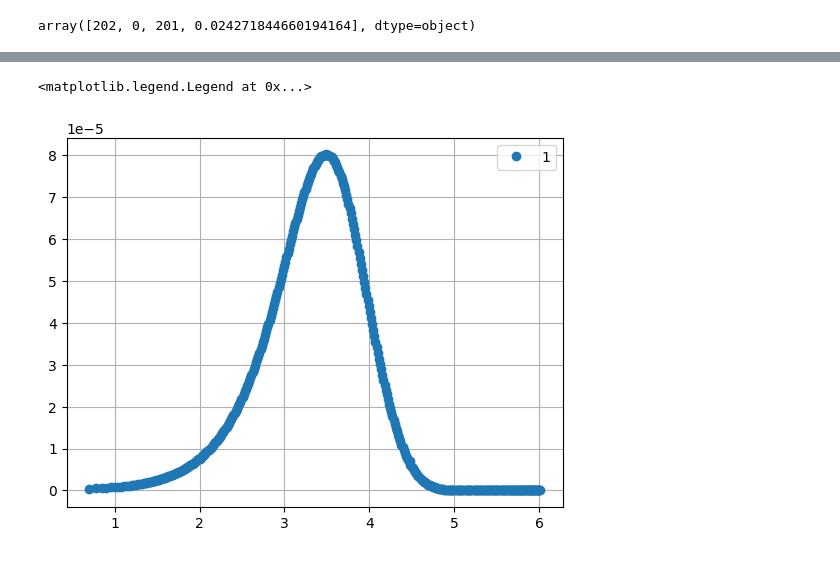
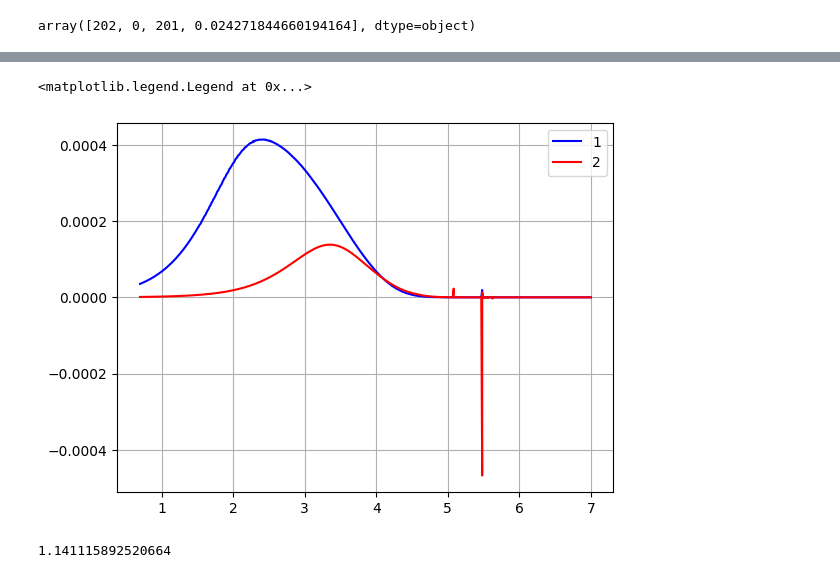
Before and after one commit to NicolasHeredia/KR_method, a Jupyter notebook: kr_second_test.ipynb, the cells around one changed output, grey strips where cells are left out. Cells and saved outputs as stored; diff of their text form; code cells hidden in the pictures.

```diff
--- a/kr_second_test.ipynb
+++ b/kr_second_test.ipynb
@@ -56,7 +56,7 @@ def log_scale_integers(n, min_val, max_val):
 # Ejemplo de uso
 n = log_scale_integers(400, 5, 1_000_000)
 
-n = np.append(n, [1000200, 1030000])
+n = np.append(n, [10000200, 10030000])
 n.shape
 # %% [output]
 (400,)
@@ -160,6 +162,7 @@ for key in bi_dict:
 # %%
 # Función principal
 def balances_KR(t, y):
+
     # Descomposición del vector de estados
     I = y[0]
     M = y[1]
@@ -178,7 +181,7 @@ def balances_KR(t, y):
     dMdt = -(kp + kfm) * M * L0
     dmu_0dt = kfm * M * L0 + (0.5 * ktc + ktd) * L0**2
     dmu_1dt = kp * M * L0
-    dmu_2dt = kp * M * (L0 + 2 * L1) + ktc * L1**2
+    dmu_2dt = 0.0 #kp * M * (L0 + 2 * L1) + ktc * L1**2
 
     # Ecuaciones para los radicales y polímeros
     dNrdt = np.zeros_like(Nrd)
@@ -230,6 +233,8 @@ def balances_KR(t, y):
                     + (kfm * M + ktd * L0 + kfp * mu_1) * Nrd[idx]
                     + (ktc / 2) * (suma_1 + suma_2))
 
+    print(f"t = {t:.2f} y X = {(M0 - M) / M0:2f}")
+    print(f"mu1 = {mu_1:.2f}")
 
     # Concatenación de derivadas
     return np.concatenate(([dIdt, dMdt, dmu_0dt, dmu_1dt, dmu_2dt], dNrdt, dNpdt))
@@ -238,7 +243,7 @@ y0 = np.zeros(805)
 y0[0] = I0
 y0[1] = M0
 
-time = [0, 50000]
+time = [0, 3500]
 t_get = [100, 1000, 3500, 10000, 15000, 40000, 60000, 71100, 90000]
 # %%
 sol = solve_ivp(
@@ -247,6 +252,6 @@ sol = solve_ivp(
       y0,
       #t_eval=t_get,
       method='LSODA',
-      rtol=1e-04,
-      atol=1e-06,
+      #rtol=1e-04,
+      #atol=1e-06,
       )
@@ -270,12 +324,19 @@ plt.show()
 # %%
 nlog = np.log10(n)
-pn1 = sol.y[405:805, 20] / (1/b_p)
+pn1 = sol.y[405:805, 39] / (1/b_p)
+pn2 = sol.y[405:805, 12] / (1/b_p)
 
 pn1n = np.multiply(pn1, n)
+pn2n = np.multiply(pn2, n)
 
-plt.plot(nlog, pn1n, 'o', label='1')
+plt.plot(nlog, pn1n, '-b', label='1')
+plt.plot(nlog, pn2n, '-r', label = '2')
 plt.grid()
 plt.legend()
 # %% [output]
 <matplotlib.legend.Legend at 0x...>
-[figure, old version]
+[figure, new version]
+# %%
+sol.y[1][34]
+# %% [output]
+1.141115892520664
```
Also changed, not shown: parts of 9 cells of this notebook, 2 other files.
